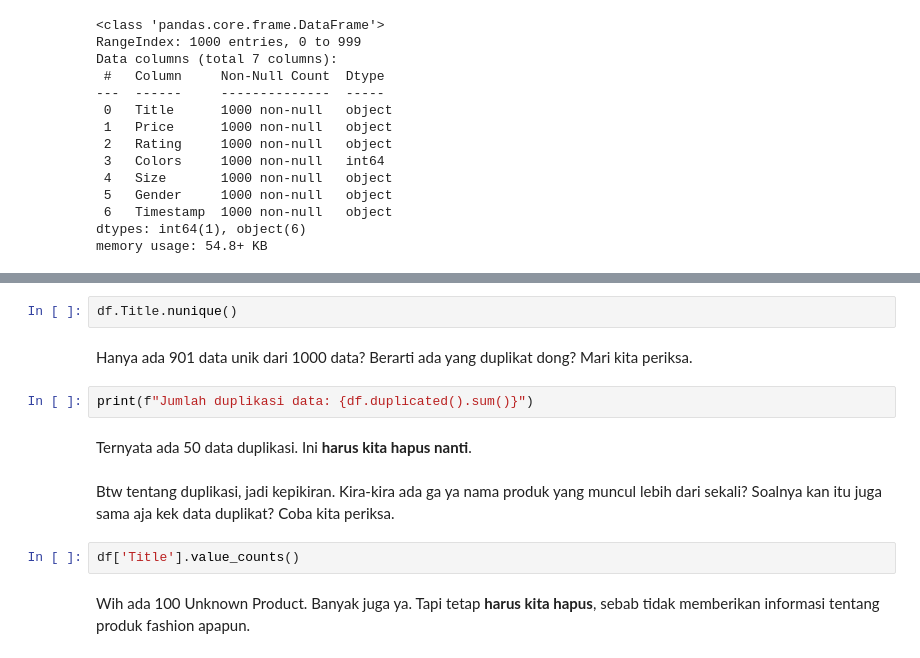
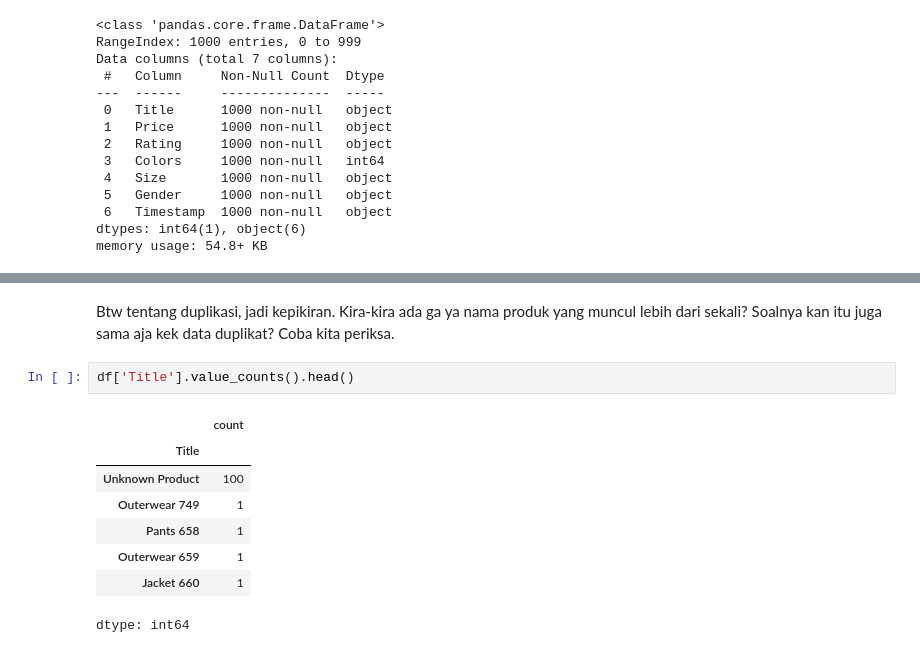
Before and after one commit to dinanabila/eda-notebooks, a Jupyter notebook: 2025/eda_submission_pemda_dicoding.ipynb, the cells around one changed output, grey strips where cells are left out. Saved outputs shown, nothing was run; the diff lists cells and outputs as text.

Commit message:
untuk pipeline etl submission dicoding kelas pemrosesan data

```diff
--- a/2025/eda_submission_pemda_dicoding.ipynb
+++ b/2025/eda_submission_pemda_dicoding.ipynb
@@ -76,14 +51,13 @@ ValueError: could not convert string to float: 'Price Unavailable'
-# %%
-df.Title.nunique()
-# %% [markdown]
-Hanya ada 901 data unik dari 1000 data? Berarti ada yang duplikat dong? Mari kita periksa.
-# %%
-print(f"Jumlah duplikasi data: {df.duplicated().sum()}")
-# %% [markdown]
-Ternyata ada 50 data duplikasi. Ini **harus kita hapus nanti**.
 # %% [markdown]
 Btw tentang duplikasi, jadi kepikiran. Kira-kira ada ga ya nama produk yang muncul lebih dari sekali? Soalnya kan itu juga sama aja kek data duplikat? Coba kita periksa.
 # %%
-df['Title'].value_counts()
+df['Title'].value_counts().head()
+# %% [output]
+|  | count |
+| Title |  |
+| Unknown Product | 100 |
+| Outerwear 749 | 1 |
+| Pants 658 | 1 |
+| Outerwear 659 | 1 |
+| Jacket 660 | 1 |
+dtype: int64
-# %% [markdown]
-Wih ada 100 Unknown Product. Banyak juga ya. Tapi tetap **harus kita hapus**, sebab tidak memberikan informasi tentang produk fashion apapun.
```
Also changed, not shown: parts of 37 cells of this notebook.
